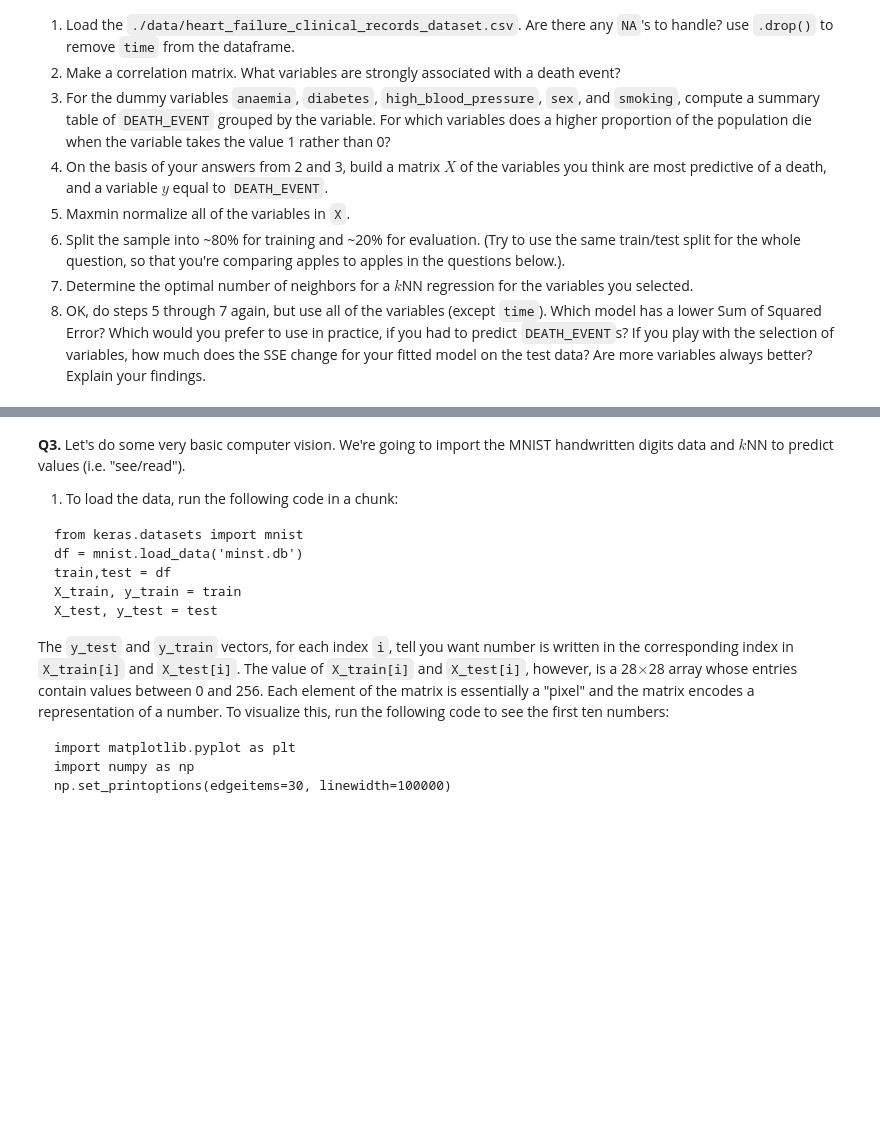
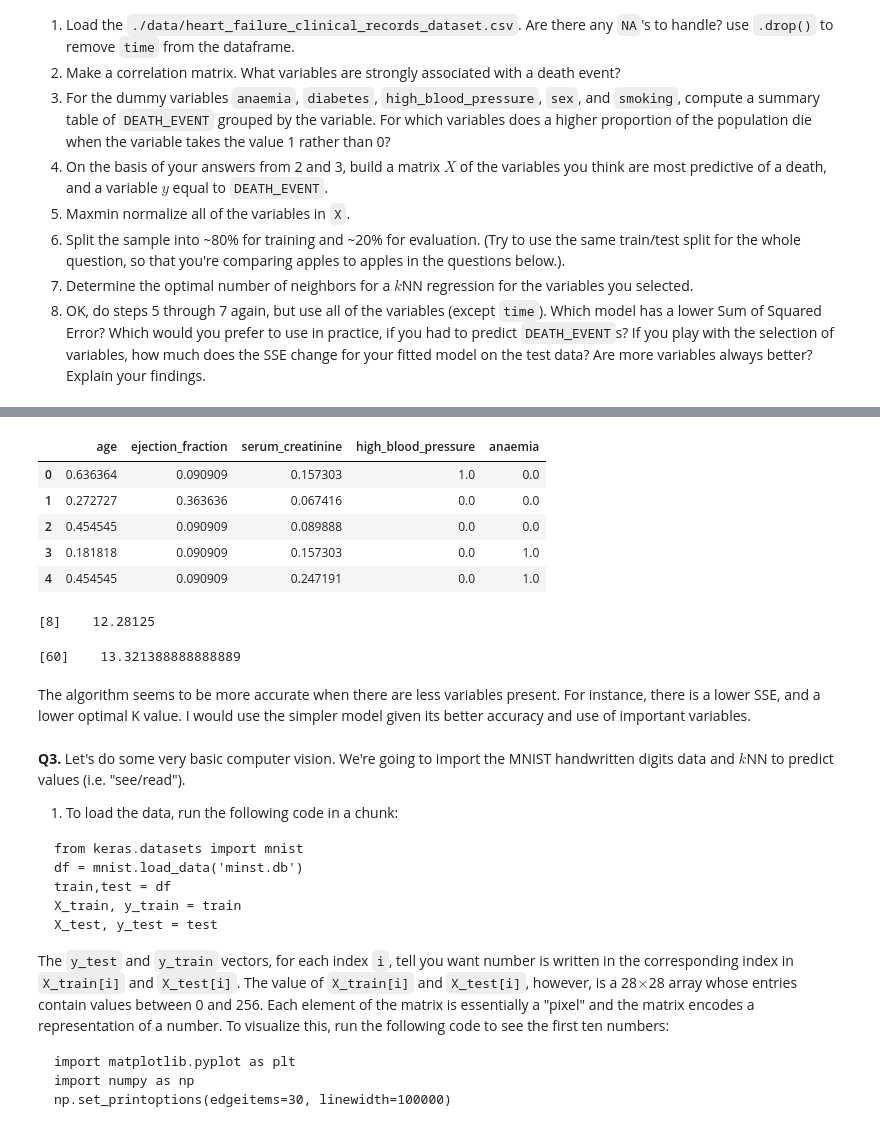
Before and after one commit to ejstew21/knn, a Jupyter notebook: assignment_knn.ipynb, the cells around one changed output, grey strips where cells are left out. Drawn from its saved outputs; the diff is of its cells as text; code cells hidden in the pictures; blank space fills up the shorter version.

```diff
--- a/assignment_knn.ipynb
+++ b/assignment_knn.ipynb
@@ -135,0 +183,9 @@ The optimal k_star value appears to be 77. Values under 77 likely underfit the d
+# %%
+y = df['DEATH_EVENT']
+X = df.loc[:,['age','ejection_fraction','serum_creatinine','high_blood_pressure','anaemia']]
+# %%
+# the sklearn wont work here for some reason
+def maxmin(x):
+    u = (x-min(x))/(max(x)-min(x))
+    return u
+X = X.apply(maxmin)
@@ -135,0 +194,28 @@ The optimal k_star value appears to be 77. Values under 77 likely underfit the d
+# %%
+X.head()
+# %% [output]
+|  | age | ejection_fraction | serum_creatinine | high_blood_pressure | anaemia |
+| 0 | 0.636364 | 0.090909 | 0.157303 | 1.0 | 0.0 |
+| 1 | 0.272727 | 0.363636 | 0.067416 | 0.0 | 0.0 |
+| 2 | 0.454545 | 0.090909 | 0.089888 | 0.0 | 0.0 |
+| 3 | 0.181818 | 0.090909 | 0.157303 | 0.0 | 1.0 |
+| 4 | 0.454545 | 0.090909 | 0.247191 | 0.0 | 1.0 |
+# %%
+k_bar = 25
+SSE = np.zeros(k_bar)
+SSE_on_train = np.zeros(k_bar)
+
+for k in range(k_bar):
+    model = KNeighborsRegressor(n_neighbors=k+1)
+    fitted_model = model.fit(X_train,y_train)
+    y_hat = fitted_model.predict(X_test)
+    SSE[k] = np.sum( (y_test-y_hat)**2 )
+    y_hat = fitted_model.predict(X_train)
+    SSE_on_train[k] = np.sum( (y_train-y_hat)**2 )
+
+SSE_min = np.min(SSE)
+min_index = np.where(SSE==SSE_min)
+k_star = min_index[0]+1
+print(k_star, '  ', SSE_min)
+# %% [output]
+[8]    12.28125
@@ -136,3 +225,24 @@ The optimal k_star value appears to be 77. Values under 77 likely underfit the d
+# %%
+k_bar = 100
+SSE = np.zeros(k_bar)
+SSE_on_train = np.zeros(k_bar)
+
+for k in range(k_bar):
+    model = KNeighborsRegressor(n_neighbors=k+1)
+    fitted_model = model.fit(X_train,y_train)
+    y_hat = fitted_model.predict(X_test)
+    SSE[k] = np.sum( (y_test-y_hat)**2 )
+    y_hat = fitted_model.predict(X_train)
+    SSE_on_train[k] = np.sum( (y_train-y_hat)**2 )
+
+SSE_min = np.min(SSE)
+min_index = np.where(SSE==SSE_min)
+k_star = min_index[0]+1
+print(k_star, '  ', SSE_min)
+# %% [output]
+[60]    13.321388888888889
+# %% [markdown]
+The algorithm seems to be more accurate when there are less variables present. For instance, there is a lower SSE, and a lower optimal K value. I would use the simpler model given its better accuracy and use of important variables.
 # %% [markdown]
 **Q3.** Let's do some very basic computer vision. We're going to import the MNIST handwritten digits data and $k$NN to predict values (i.e. "see/read").
 
```
Also changed, not shown: parts of 6 cells of this notebook.
